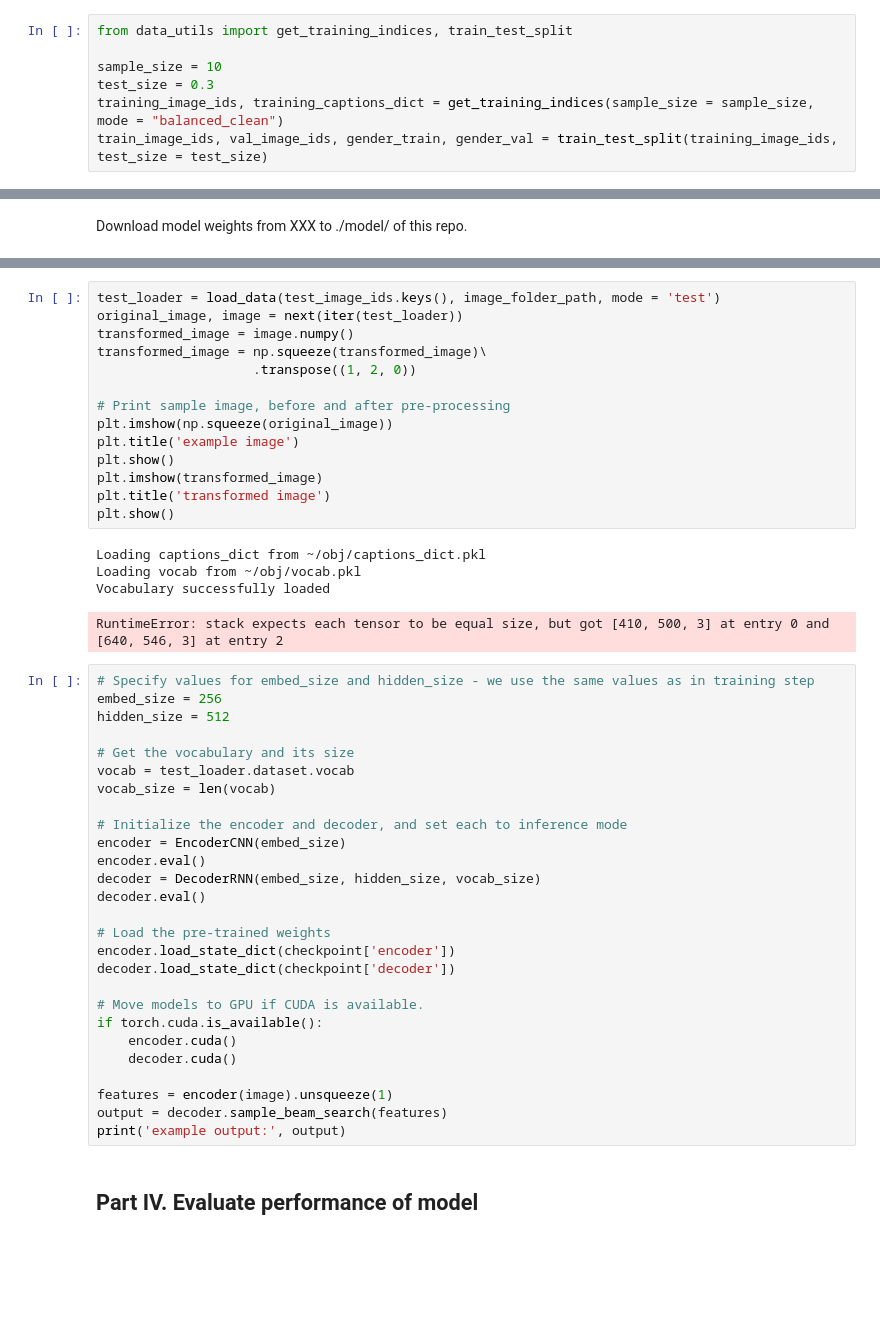
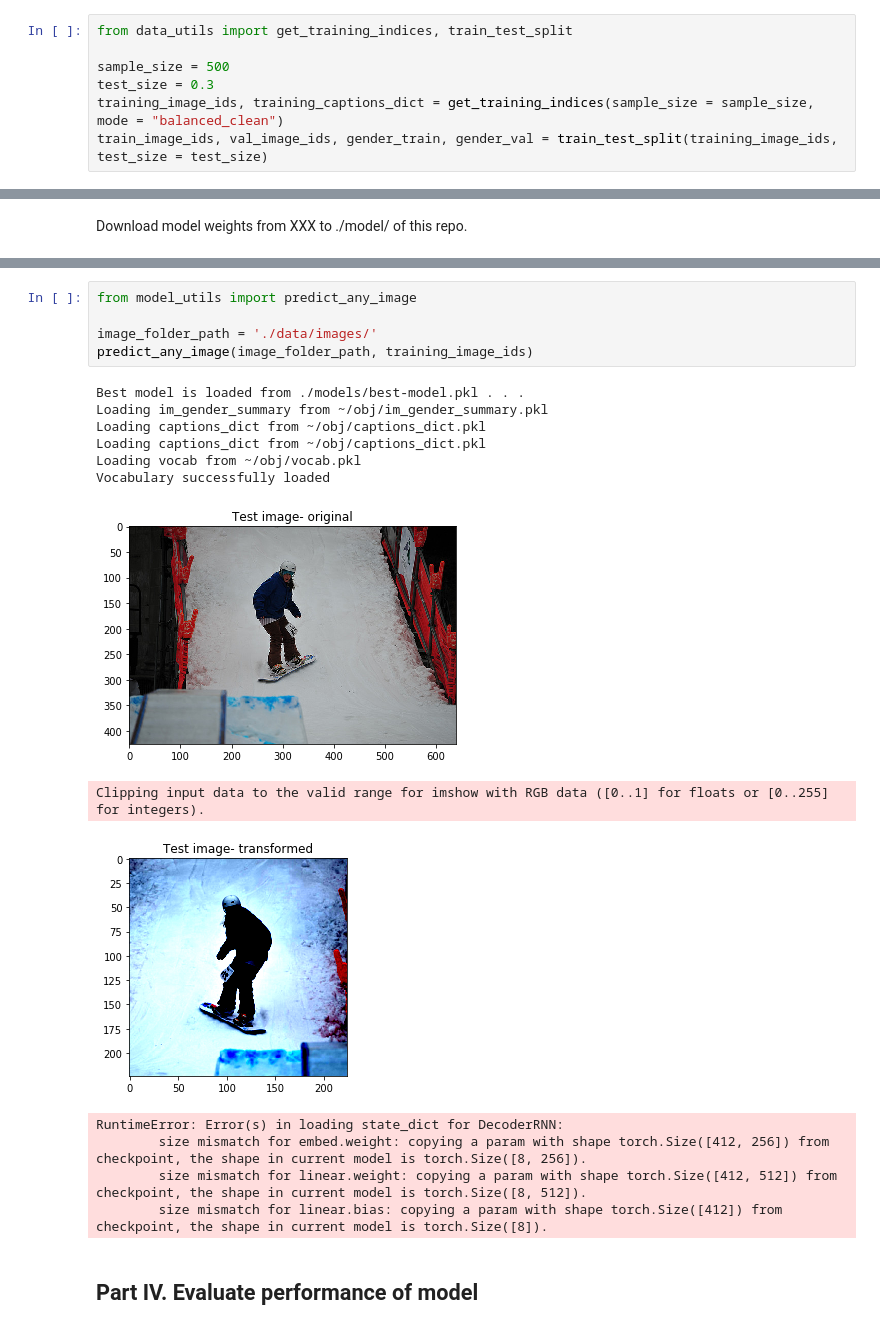
Before and after one commit to wendyku/gender-neutral-captioning, a Jupyter notebook: Gender_Neutral_Captioning.ipynb, the cells around one changed output, grey strips where cells are left out. Saved outputs shown, nothing was run; the diff lists cells and outputs as text; blank space fills up the shorter version.

```diff
--- a/Gender_Neutral_Captioning.ipynb
+++ b/Gender_Neutral_Captioning.ipynb
@@ -47,7 +47,7 @@ Note that it is possible that output size may be smaller than training_size, esp
 # %%
 from data_utils import get_training_indices, train_test_split
 
-sample_size = 10
+sample_size = 500
 test_size = 0.3
 training_image_ids, training_captions_dict = get_training_indices(sample_size = sample_size, mode = "balanced_clean")
 train_image_ids, val_image_ids, gender_train, gender_val = train_test_split(training_image_ids, test_size = test_size)
@@ -223,48 +100,21 @@ test_image_ids
-# %%
-test_loader = load_data(test_image_ids.keys(), image_folder_path, mode = 'test')
-original_image, image = next(iter(test_loader))
-transformed_image = image.numpy()
-transformed_image = np.squeeze(transformed_image)\
-                    .transpose((1, 2, 0))
-
-# Print sample image, before and after pre-processing
-plt.imshow(np.squeeze(original_image))
-plt.title('example image')
-plt.show()
-plt.imshow(transformed_image)
-plt.title('transformed image')
-plt.show()
-# %% [output]
-Loading captions_dict from ~/obj/captions_dict.pkl
-Loading vocab from ~/obj/vocab.pkl
-Vocabulary successfully loaded
-RuntimeError: stack expects each tensor to be equal size, but got [410, 500, 3] at entry 0 and [640, 546, 3] at entry 2
-# %%
-# Specify values for embed_size and hidden_size - we use the same values as in training step
-embed_size = 256
-hidden_size = 512
-
-# Get the vocabulary and its size
-vocab = test_loader.dataset.vocab
-vocab_size = len(vocab)
-
-# Initialize the encoder and decoder, and set each to inference mode
-encoder = EncoderCNN(embed_size)
-encoder.eval()
-decoder = DecoderRNN(embed_size, hidden_size, vocab_size)
-decoder.eval()
-
-# Load the pre-trained weights
-encoder.load_state_dict(checkpoint['encoder'])
-decoder.load_state_dict(checkpoint['decoder'])
-
-# Move models to GPU if CUDA is available.
-if torch.cuda.is_available():
-    encoder.cuda()
-    decoder.cuda()
-
-features = encoder(image).unsqueeze(1)
-output = decoder.sample_beam_search(features)
-print('example output:', output)
+# %%
+from model_utils import predict_any_image
+
+image_folder_path = './data/images/'
+predict_any_image(image_folder_path, training_image_ids)
+# %% [output]
+Best model is loaded from ./models/best-model.pkl . . .
+Loading im_gender_summary from ~/obj/im_gender_summary.pkl
+Loading captions_dict from ~/obj/captions_dict.pkl
+Loading captions_dict from ~/obj/captions_dict.pkl
+Loading vocab from ~/obj/vocab.pkl
+Vocabulary successfully loaded
+[figure, added]
+Clipping input data to the valid range for imshow with RGB data ([0..1] for floats or [0..255] for integers).
+[figure, added]
+RuntimeError: Error(s) in loading state_dict for DecoderRNN:
+        size mismatch for embed.weight: copying a param with shape torch.Size([412, 256]) from checkpoint, the shape in current model is torch.Size([8, 256]).
+        size mismatch for linear.weight: copying a param with shape torch.Size([412, 512]) from checkpoint, the shape in current model is torch.Size([8, 512]).
+        size mismatch for linear.bias: copying a param with shape torch.Size([412]) from checkpoint, the shape in current model is torch.Size([8]).
 # %% [markdown]
 ## Part IV. Evaluate performance of model
```
Also changed, not shown: parts of 13 cells of this notebook, 3 other files.
